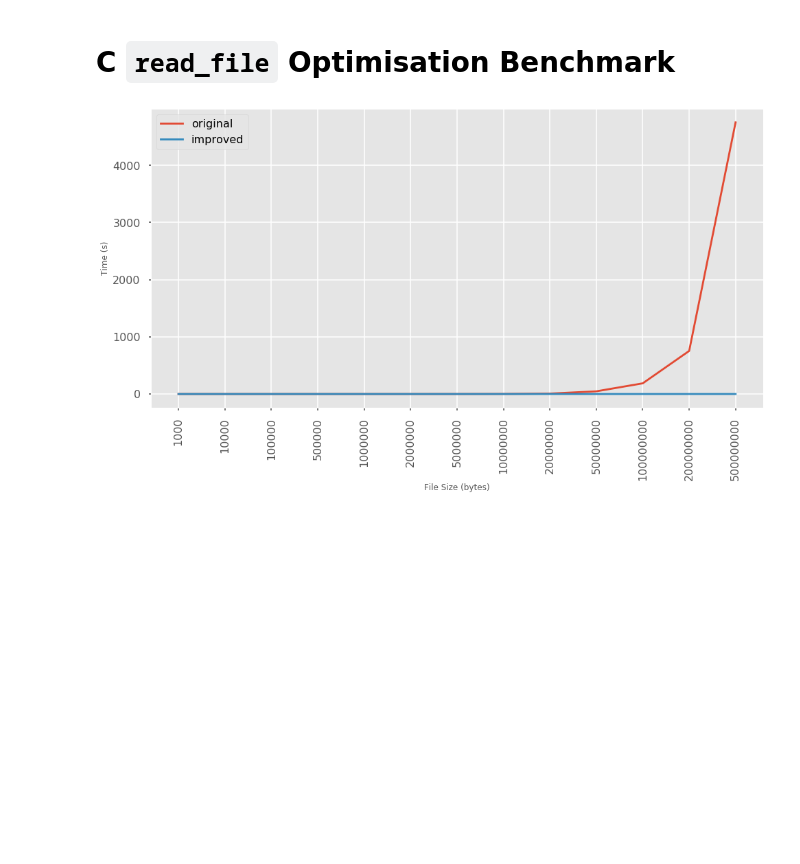
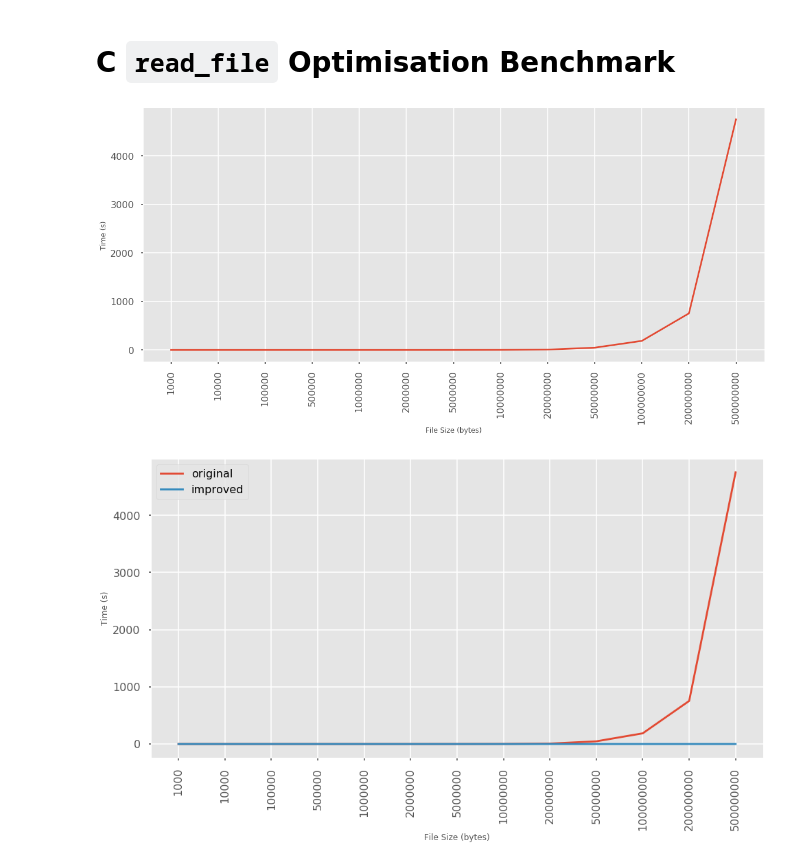
Before and after one commit to SteadBytes/study, a Jupyter notebook: blog/c-read-file-optimisation/benchmark_analysis.ipynb, the cells around one changed output. Saved outputs shown, nothing was run; the diff lists cells and outputs as text; code cells hidden in the pictures; blank space fills up the shorter version.

```diff
--- a/blog/c-read-file-optimisation/benchmark_analysis.ipynb
+++ b/blog/c-read-file-optimisation/benchmark_analysis.ipynb
@@ -18,6 +18,18 @@ with open("2019-09-23.21:49:44-results.csv") as f:
     for row in csv.DictReader(f):
         plot_data[row["read_line_version"]]["x"].append(row["input_file"].split(".")[0])
         plot_data[row["read_line_version"]]["y"].append(float(row["time"]))
+# %%
+plt.figure(figsize=(16, 8))
+
+plt.plot(plot_data["original"]["x"], plot_data["original"]["y"])
+
+plt.xlabel("File Size (bytes)")
+plt.xticks(rotation="vertical")
+plt.ylabel("Time (s)")
+plt.tight_layout()
+plt.savefig("read-file-benchmark.png")
+# %% [output]
+[figure, added]
 # %%
 plt.figure(figsize=(16, 8))
 
```
Also changed, not shown: parts of 1 cell of this notebook, 2 other files.
